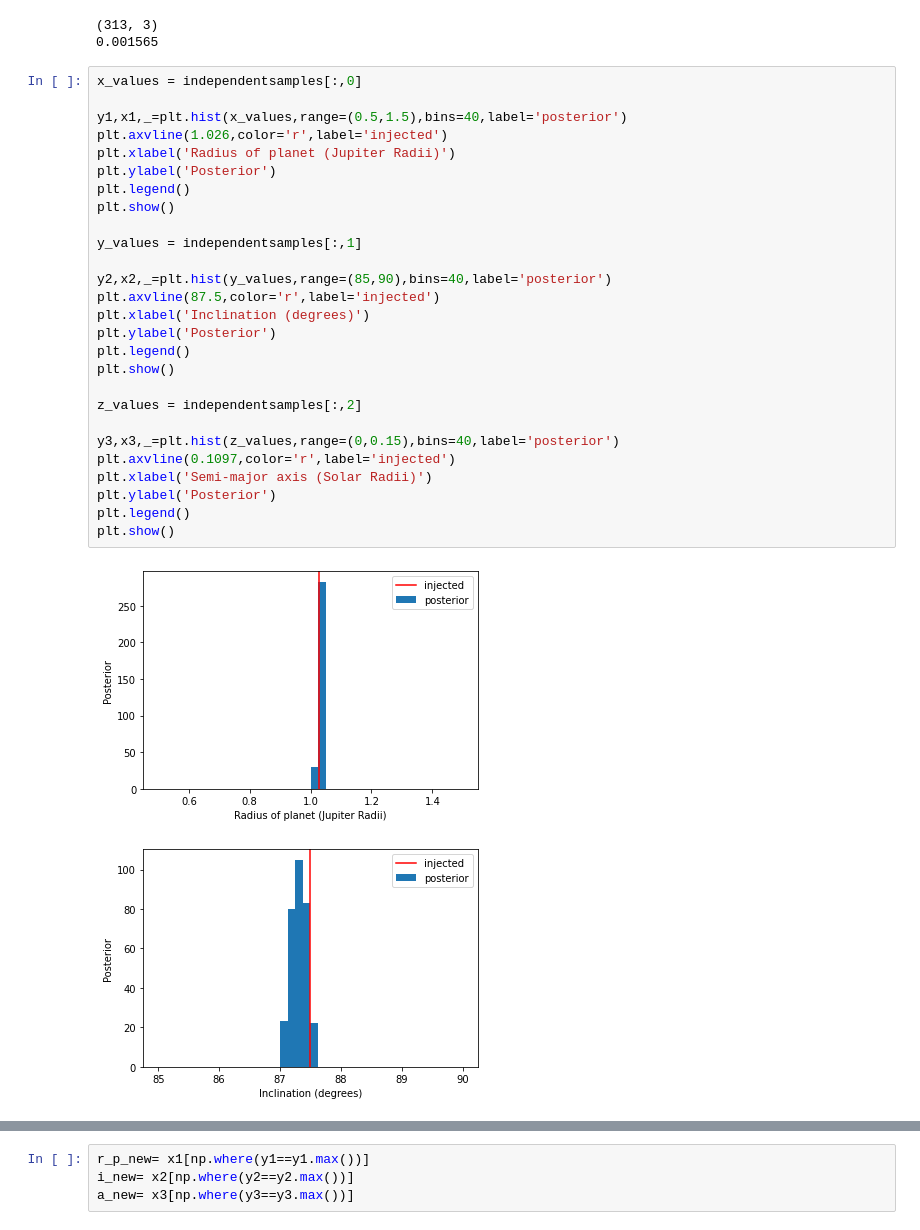
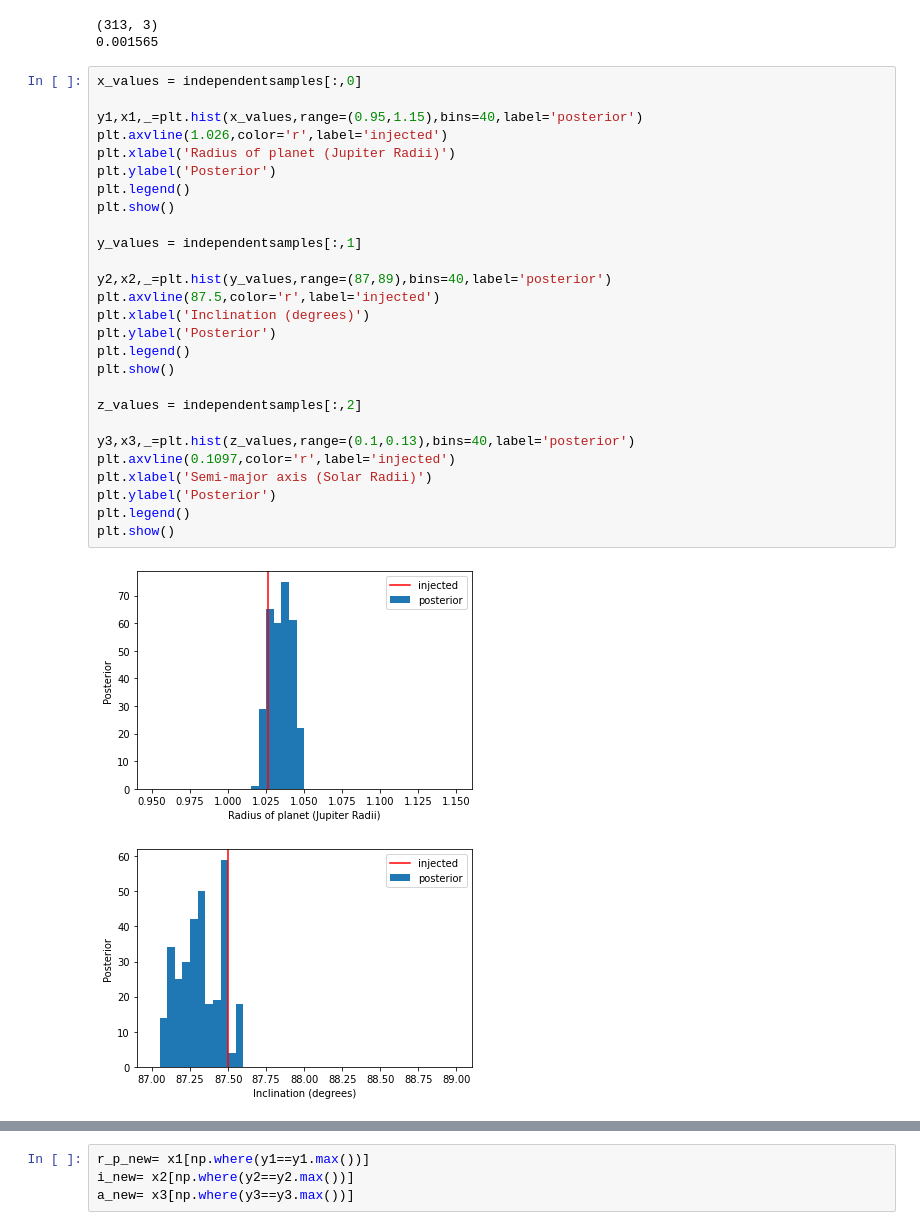
Before and after one commit to vaishnavvrao/Exoplanets_krittika, a Jupyter notebook: Data Fitting.ipynb, the cells around one changed output, grey strips where cells are left out. Cells and saved outputs as stored; diff of their text form.

```diff
--- a/Data Fitting.ipynb
+++ b/Data Fitting.ipynb
@@ -244,30 +244,30 @@ print(1.*independentsamples.shape[0]/Nsteps)
 # %%
 x_values = independentsamples[:,0]
 
-y1,x1,_=plt.hist(x_values,range=(0.5,1.5),bins=40,label='posterior')
+y1,x1,_=plt.hist(x_values,range=(0.95,1.15),bins=40,label='posterior')
 plt.axvline(1.026,color='r',label='injected')
 plt.xlabel('Radius of planet (Jupiter Radii)')
 plt.ylabel('Posterior')
 plt.legend()
 plt.show()
 
 y_values = independentsamples[:,1]
 
-y2,x2,_=plt.hist(y_values,range=(85,90),bins=40,label='posterior')
+y2,x2,_=plt.hist(y_values,range=(87,89),bins=40,label='posterior')
 plt.axvline(87.5,color='r',label='injected')
 plt.xlabel('Inclination (degrees)')
 plt.ylabel('Posterior')
 plt.legend()
 plt.show()
 
 z_values = independentsamples[:,2]
 
-y3,x3,_=plt.hist(z_values,range=(0,0.15),bins=40,label='posterior')
+y3,x3,_=plt.hist(z_values,range=(0.1,0.13),bins=40,label='posterior')
 plt.axvline(0.1097,color='r',label='injected')
 plt.xlabel('Semi-major axis (Solar Radii)')
 plt.ylabel('Posterior')
 plt.legend()
 plt.show()
 # %% [output]
-[figure, old version]
+[figure, new version]
-[figure, old version]
+[figure, new version]
```
Also changed, not shown: parts of 2 cells of this notebook.
